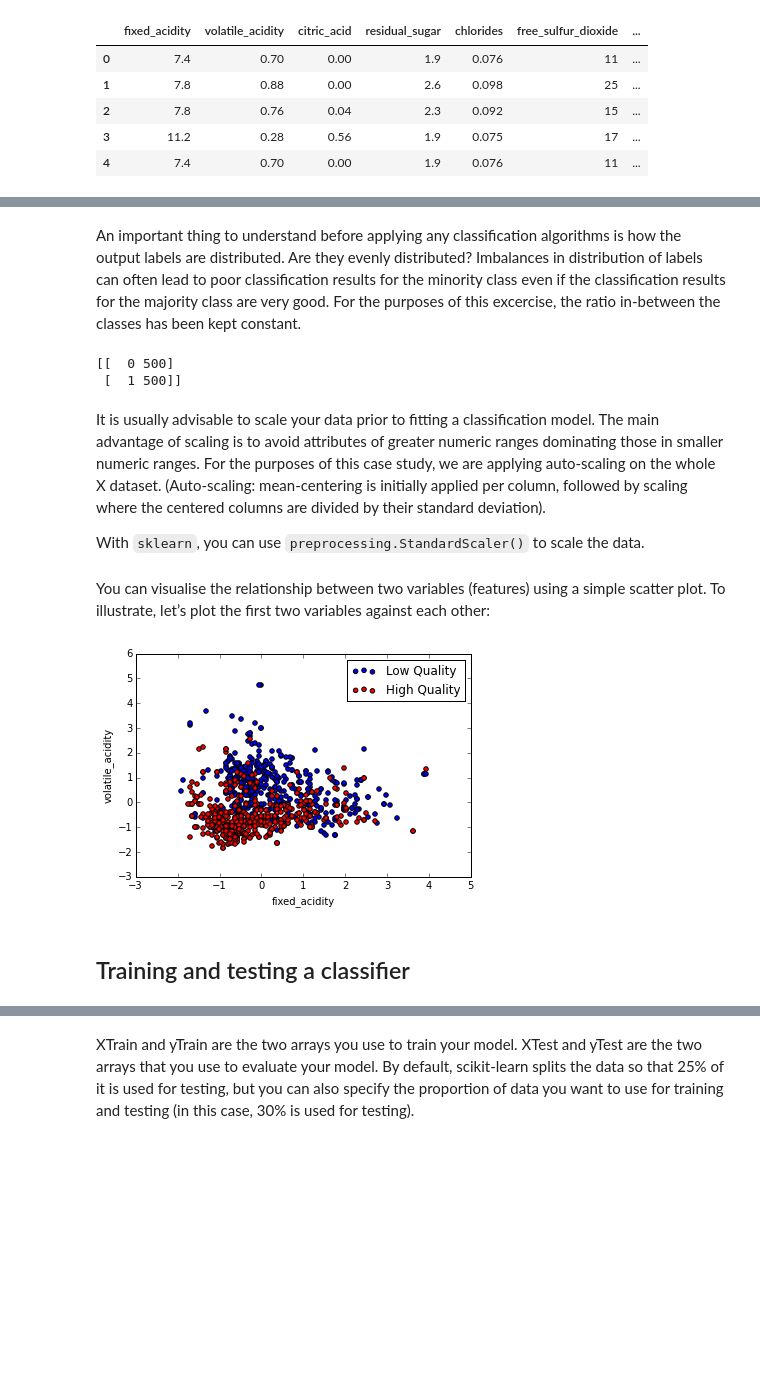
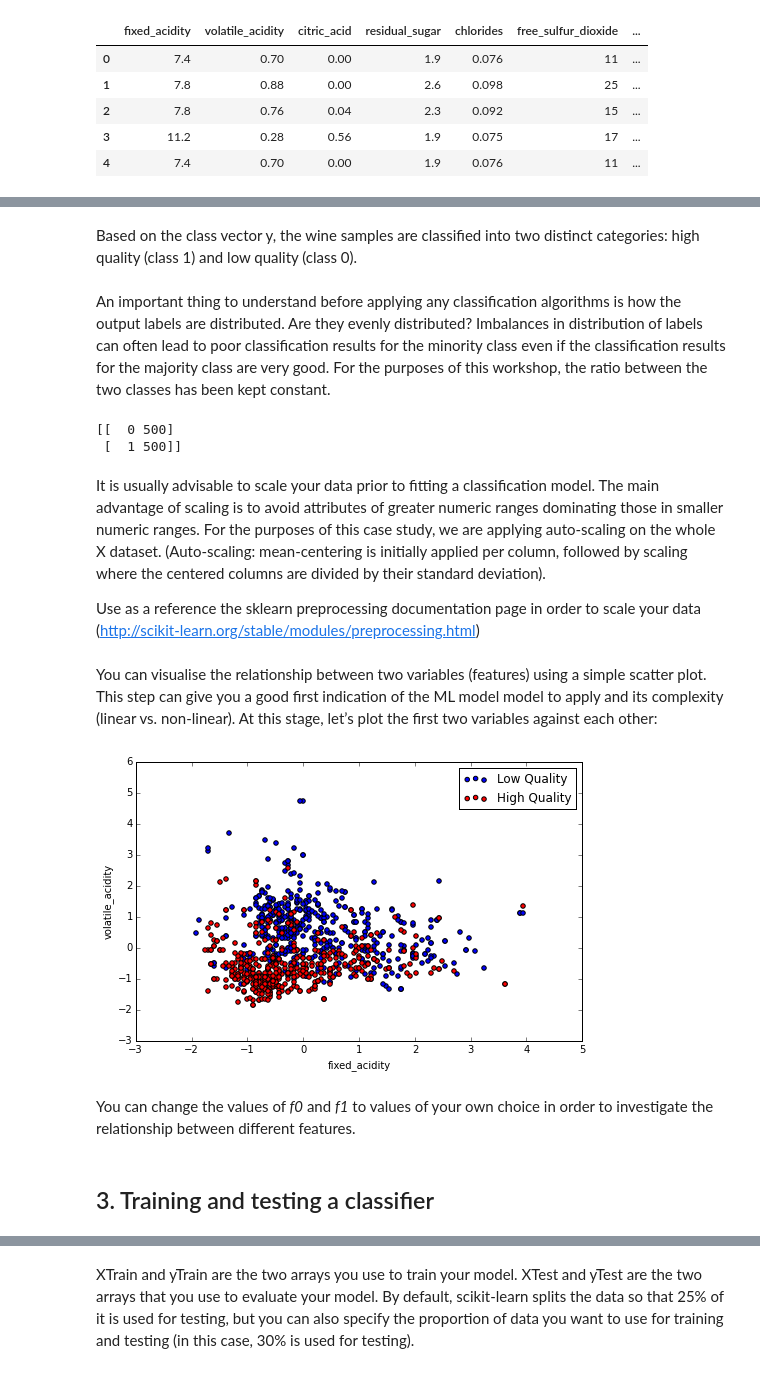
Before and after one commit to cambridgecoding/euroscipy-tutorial, a Jupyter notebook: EuroScipyExecuted.ipynb, the cells around one changed output, grey strips where cells are left out. Saved outputs shown, nothing was run; the diff lists cells and outputs as text; code cells hidden in the pictures; blank space fills up the shorter version.

```diff
--- a/EuroScipyExecuted.ipynb
+++ b/EuroScipyExecuted.ipynb
@@ -36,4 +31,4 @@ The first thing you will need to do in order to work with the wine dataset (adap
 # %%
-wine   = pd.read_csv("data/wine_test.csv")
+wine   = pd.read_csv("data/wine.csv", sep=",")
 header = wine.columns.values
 # %% [markdown]
@@ -55,6 +51,5 @@ Once the data have been converted into a numpy array, we need to construct the d
 # Convert to numpy array
 npArray = np.array(wine)
 
-# Cast the associated class vector into type int
-X = npArray[:,:10]
+X = npArray[:,:-1]
 y = npArray[:,-1].astype(int)
@@ -72,5 +67,6 @@ y dimensions: (1000,)
 # %% [markdown]
-An important thing to understand before applying any classification algorithms is how the output labels are distributed. Are they evenly distributed? Imbalances in distribution of labels can often lead to poor classification results for the minority class even if the classification results for the majority class are very good. For the purposes of this excercise, the ratio in-between the classes has been kept constant.
+Based on the class vector y, the wine samples are classified into two distinct categories: high quality (class 1) and low quality (class 0).
+<br/><br/>An important thing to understand before applying any classification algorithms is how the output labels are distributed. Are they evenly distributed? Imbalances in distribution of labels can often lead to poor classification results for the minority class even if the classification results for the majority class are very good. For the purposes of this workshop, the ratio between the two classes has been kept constant.
 # %%
 yFreq = scipy.stats.itemfreq(y)
 print yFreq
@@ -80,22 +76,30 @@ print yFreq
 # %% [markdown]
 It is usually advisable to scale your data prior to fitting a classification model. The main advantage of scaling is to avoid attributes of greater numeric ranges dominating those in smaller numeric ranges. For the purposes of this case study, we are applying auto-scaling on the whole X dataset. (Auto-scaling: mean-centering is initially applied per column, followed by scaling where the centered columns are divided by their standard deviation).
 
-With `sklearn`, you can use `preprocessing.StandardScaler()` to scale the data.
+Use as a reference the sklearn preprocessing documentation page in order to scale your data (http://scikit-learn.org/stable/modules/preprocessing.html)
 # %%
 ### Write your code here ###
 
-X = preprocessing.StandardScaler().fit_transform(X) #Solution
+# Solution #
+# X = preprocessing.StandardScaler().fit_transform(X)
+X = preprocessing.scale(X)
 # %% [markdown]
-You can visualise the relationship between two variables (features) using a simple scatter plot. To illustrate, let’s plot the first two variables against each other:
+You can visualise the relationship between two variables (features) using a simple scatter plot. This step can give you a good first indication of the ML model model to apply and its complexity (linear vs. non-linear). At this stage, let’s plot the first two variables against each other:
 # %%
-plt.scatter(X[y==0, 0], X[y==0, 1], color = 'b', edgecolors='black', label='Low Quality')
-plt.scatter(X[y==1, 0], X[y==1, 1], color = 'r', edgecolors='black', label='High Quality')
-plt.xlabel(header[0])
-plt.ylabel(header[1])
+f0 = 0
+f1 = 1
+
+plt.figure(figsize=(8, 5))
+plt.scatter(X[y==0, f0], X[y==0, f1], color = 'b', edgecolors='black', label='Low Quality')
+plt.scatter(X[y==1, f0], X[y==1, f1], color = 'r', edgecolors='black', label='High Quality')
+plt.xlabel(header[f0])
+plt.ylabel(header[f1])
 plt.legend()
 plt.show()
 # %% [output]
-[figure, old version]
+[figure, new version]
+# %% [markdown]
+You can change the values of *f0* and *f1* to values of your own choice in order to investigate the relationship between different features.
 # %% [markdown]
-## Training and testing a classifier
+## 3. Training and testing a classifier
 # %% [markdown]
```
Also changed, not shown: parts of 117 cells of this notebook, 2 other files.
